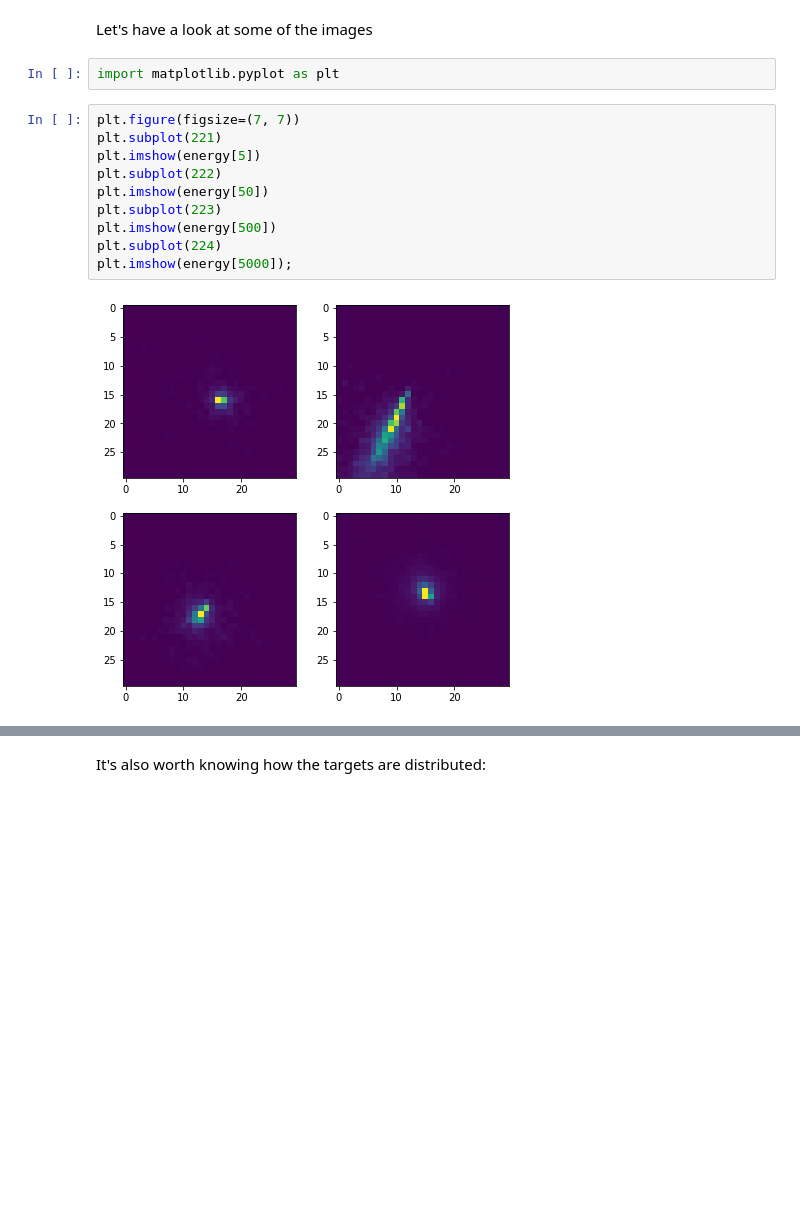
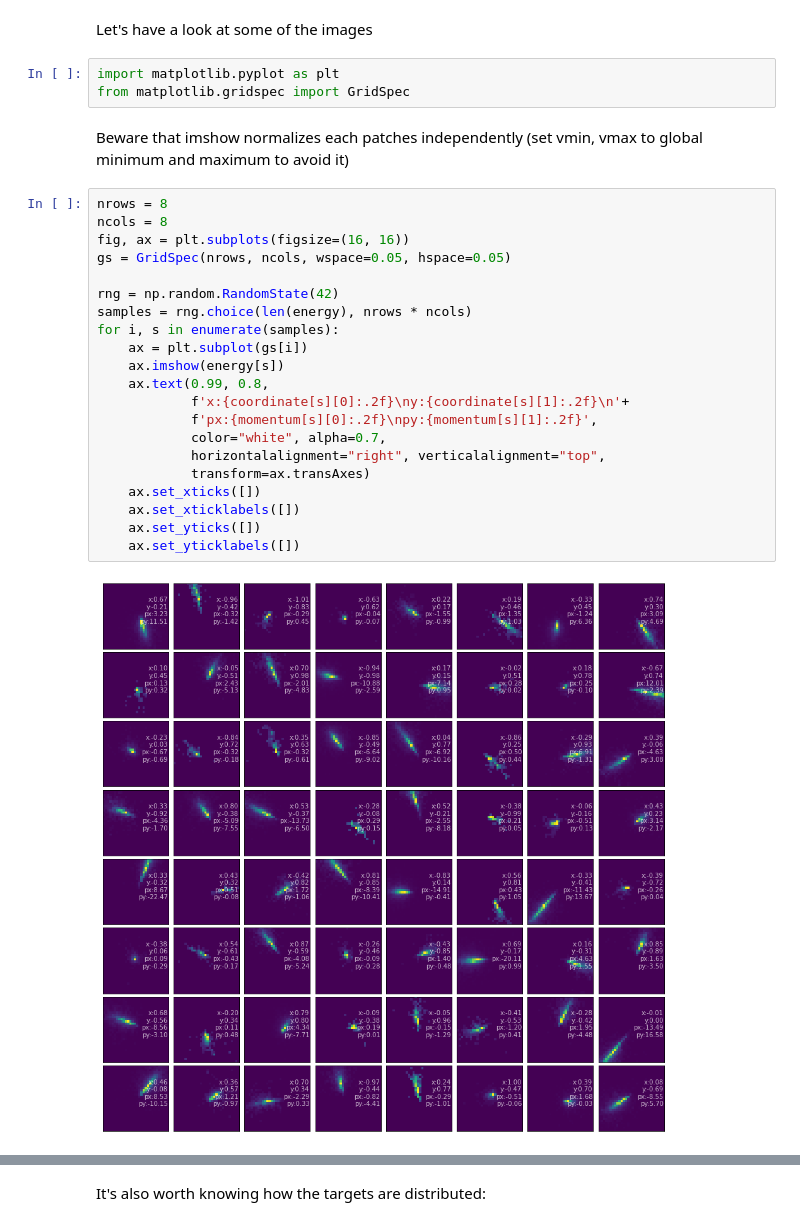
Before and after one commit to fargiolas/MLHEP-2020-calo-regression, a Jupyter notebook: CompetitionStartingKit.ipynb, the cells around one changed output, grey strips where cells are left out. Saved outputs shown, nothing was run; the diff lists cells and outputs as text; blank space fills up the shorter version.

```diff
--- a/CompetitionStartingKit.ipynb
+++ b/CompetitionStartingKit.ipynb
@@ -44,15 +48,29 @@ So, we have images of 30x30 pixels and we want to predict 4 numbers for each of
 Let's have a look at some of the images
 # %%
 import matplotlib.pyplot as plt
+from matplotlib.gridspec import GridSpec
-# %%
-plt.figure(figsize=(7, 7))
-plt.subplot(221)
-plt.imshow(energy[5])
-plt.subplot(222)
-plt.imshow(energy[50])
-plt.subplot(223)
-plt.imshow(energy[500])
-plt.subplot(224)
-plt.imshow(energy[5000]);
-# %% [output]
-[figure, removed]
+# %% [markdown]
+Beware that imshow normalizes each patches independently (set vmin, vmax to global minimum and maximum to avoid it)
+# %%
+nrows = 8
+ncols = 8
+fig, ax = plt.subplots(figsize=(16, 16))
+gs = GridSpec(nrows, ncols, wspace=0.05, hspace=0.05)
+
+rng = np.random.RandomState(42)
+samples = rng.choice(len(energy), nrows * ncols)
+for i, s in enumerate(samples):
+    ax = plt.subplot(gs[i])
+    ax.imshow(energy[s])
+    ax.text(0.99, 0.8,
+            f'x:{coordinate[s][0]:.2f}\ny:{coordinate[s][1]:.2f}\n'+
+            f'px:{momentum[s][0]:.2f}\npy:{momentum[s][1]:.2f}',
+            color="white", alpha=0.7,
+            horizontalalignment="right", verticalalignment="top",
+            transform=ax.transAxes)
+    ax.set_xticks([])
+    ax.set_xticklabels([])
+    ax.set_yticks([])
+    ax.set_yticklabels([])
+# %% [output]
+[figure, added]
```
Also changed, not shown: parts of 10 cells of this notebook.
